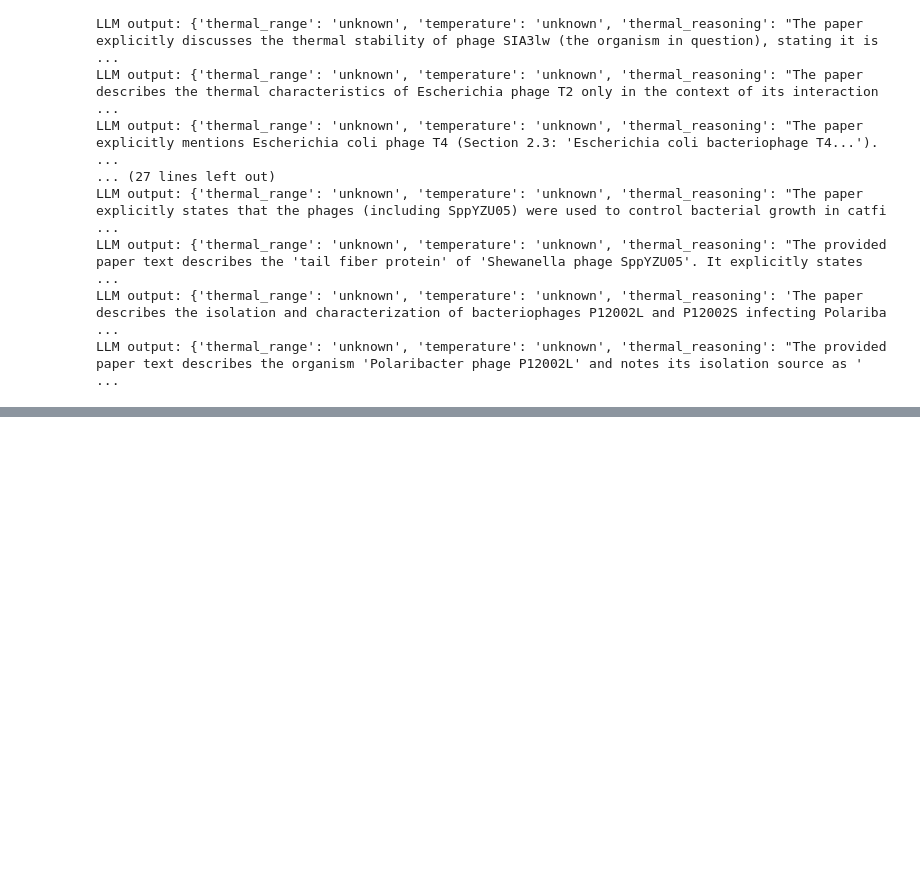
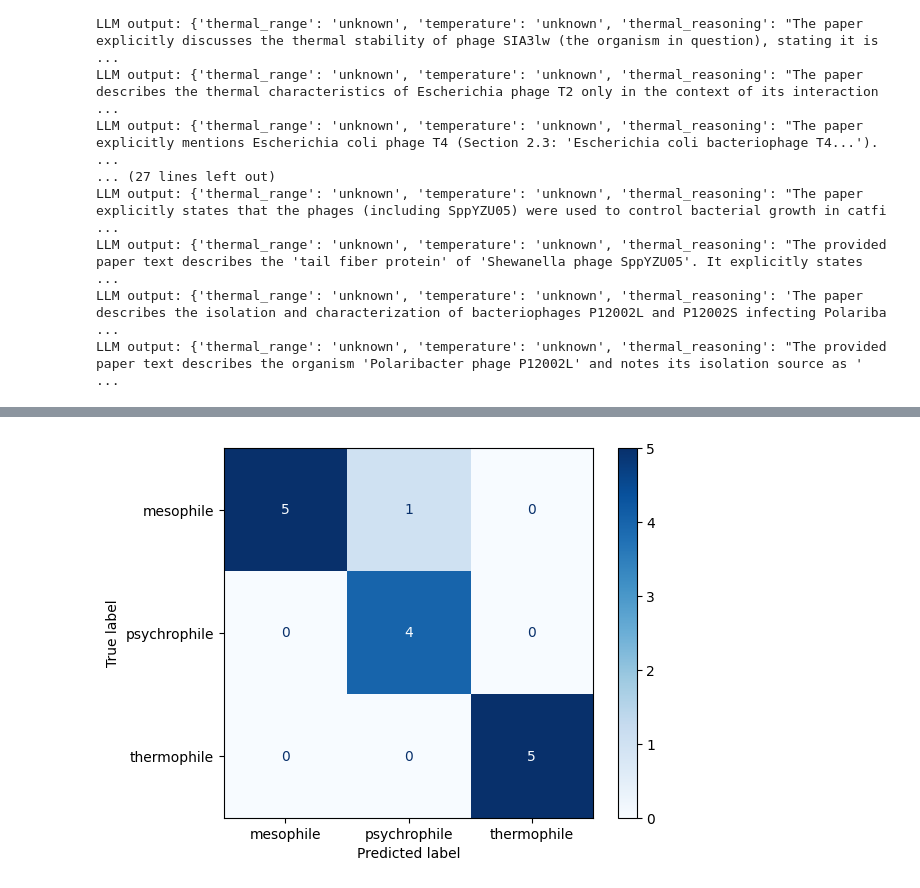
Before and after one commit to JDuarteNiemen/agentic_thermal_classifier, a Jupyter notebook: v3_benchmark.ipynb, the cells around one changed output, grey strips where cells are left out. Saved outputs shown, nothing was run; the diff lists cells and outputs as text; code cells hidden in the pictures; blank space fills up the shorter version.

```diff
--- a/v3_benchmark.ipynb
+++ b/v3_benchmark.ipynb
@@ -486,0 +559,39 @@ LLM output: {'thermal_range': 'unknown', 'temperature': 'unknown', 'thermal_reas
+# %%
+# Create confusion matrix
+y_true=list(pd.read_csv('results/thermal/thermal_classification.csv')['thermal_range'])
+y_pred=list(pd.read_csv('data/example/example_data.csv')['Thermal Range'])
+# %%
+import numpy as np
+from sklearn.metrics import ConfusionMatrixDisplay
+
+def ConfusionMatrix(y_true, y_pred):
+    """
+    Create and display a confusion matrix from two lists.
+    """
+    unique_labels = sorted(set(y_true) | set(y_pred))
+    n_labels = len(unique_labels)
+
+    # Initialize matrix
+    cm = np.zeros((n_labels, n_labels), dtype=int)
+
+
+
+    for true_label, pred_label in zip(y_true, y_pred):
+        true_idx = unique_labels.index(true_label)
+        pred_idx = unique_labels.index(pred_label)
+        cm[true_idx, pred_idx] += 1
+
+
+    disp = ConfusionMatrixDisplay(confusion_matrix=cm, display_labels=unique_labels)
+
+
+    return disp
+# %%
+import matplotlib.pyplot as plt
+
+plot=ConfusionMatrix(y_true, y_pred)
+plot.plot(cmap='Blues')
+plt.savefig('results/thermal/confusion_matrix.png', dpi=300, bbox_inches='tight')
+plt.show()
+# %% [output]
+[figure, added]
```
Also changed, not shown: parts of 3 cells of this notebook, 7 other files.
